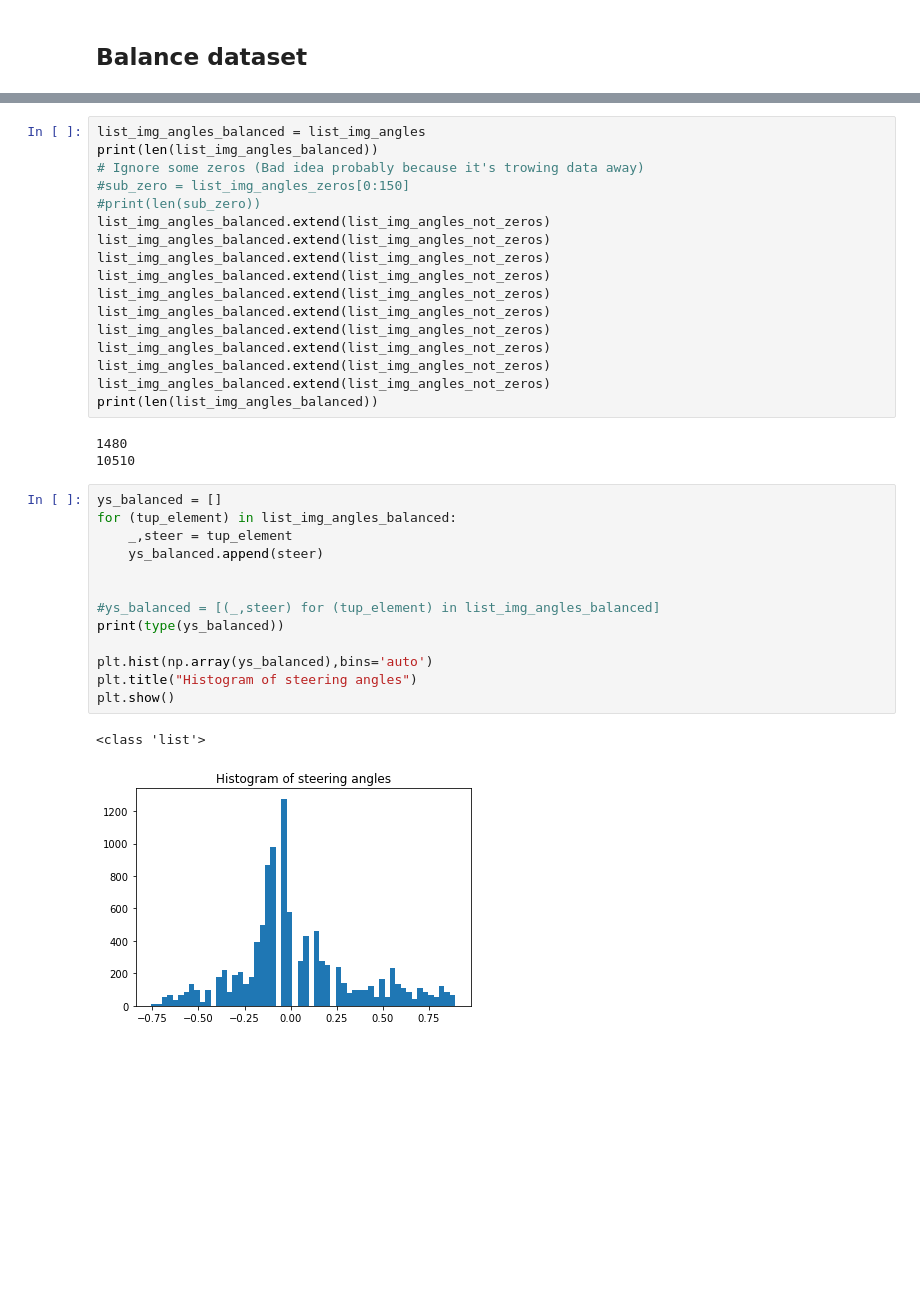
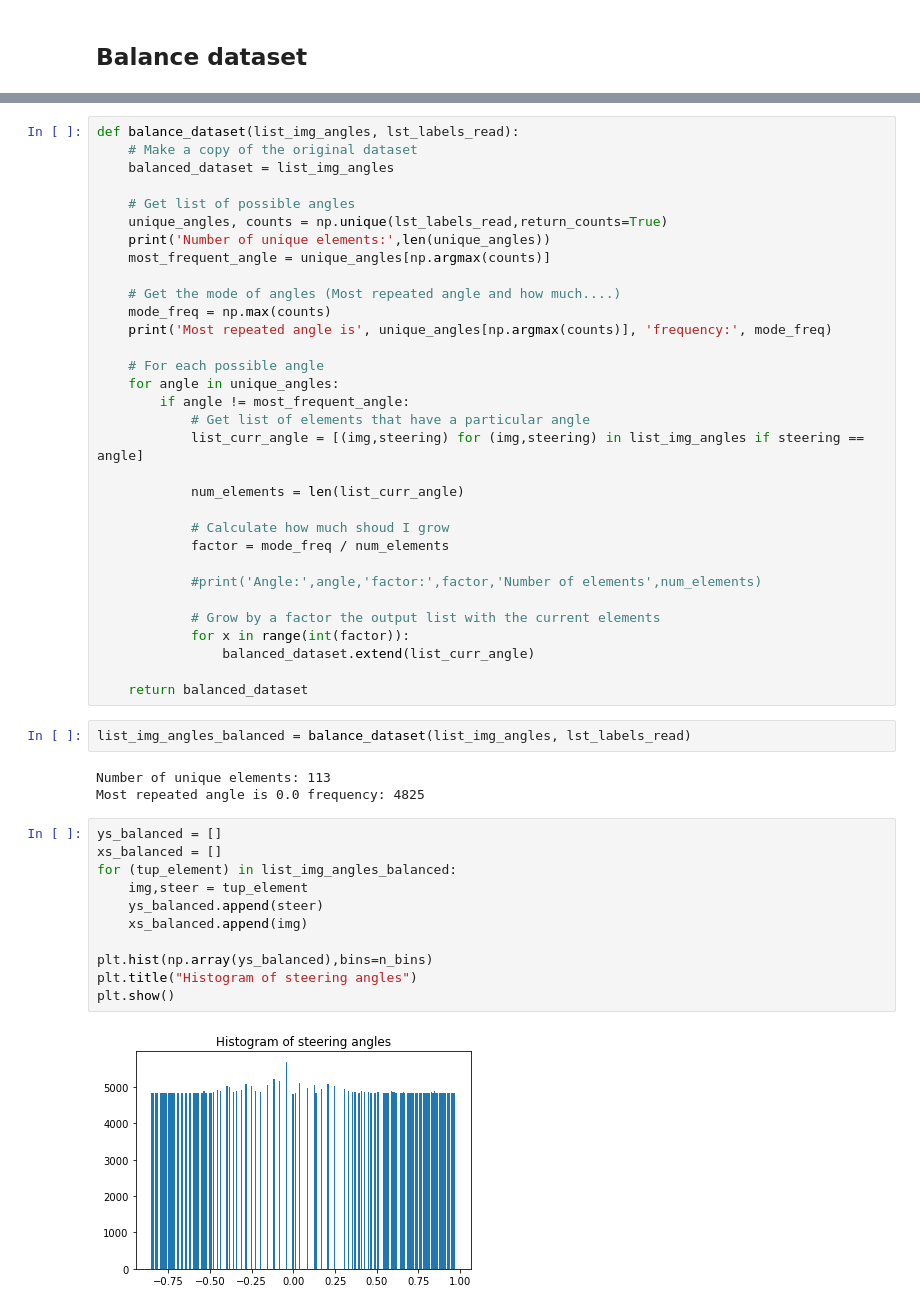
Before and after one commit to VisBlank/DLMatFramework, a Jupyter notebook: virtual/tensorDriver/ImproveDataset_LMDB.ipynb, the cells around one changed output, grey strips where cells are left out. Cells and saved outputs as stored; diff of their text form; blank space fills up the shorter version.

```diff
--- a/virtual/tensorDriver/ImproveDataset_LMDB.ipynb
+++ b/virtual/tensorDriver/ImproveDataset_LMDB.ipynb
@@ -159,37 +117,51 @@ Size zeros: 577
-# %%
-list_img_angles_balanced = list_img_angles
-print(len(list_img_angles_balanced))
-# Ignore some zeros (Bad idea probably because it's trowing data away)
-#sub_zero = list_img_angles_zeros[0:150]
-#print(len(sub_zero))
-list_img_angles_balanced.extend(list_img_angles_not_zeros)
-list_img_angles_balanced.extend(list_img_angles_not_zeros)
-list_img_angles_balanced.extend(list_img_angles_not_zeros)
-list_img_angles_balanced.extend(list_img_angles_not_zeros)
-list_img_angles_balanced.extend(list_img_angles_not_zeros)
-list_img_angles_balanced.extend(list_img_angles_not_zeros)
-list_img_angles_balanced.extend(list_img_angles_not_zeros)
-list_img_angles_balanced.extend(list_img_angles_not_zeros)
-list_img_angles_balanced.extend(list_img_angles_not_zeros)
-list_img_angles_balanced.extend(list_img_angles_not_zeros)
-print(len(list_img_angles_balanced))
-# %% [output]
-1480
-10510
+# %%
+def balance_dataset(list_img_angles, lst_labels_read):
+    # Make a copy of the original dataset
+    balanced_dataset = list_img_angles
+
+    # Get list of possible angles
+    unique_angles, counts = np.unique(lst_labels_read,return_counts=True)
+    print('Number of unique elements:',len(unique_angles))
+    most_frequent_angle = unique_angles[np.argmax(counts)]
+
+    # Get the mode of angles (Most repeated angle and how much....)
+    mode_freq = np.max(counts)
+    print('Most repeated angle is', unique_angles[np.argmax(counts)], 'frequency:', mode_freq)
+
+    # For each possible angle
+    for angle in unique_angles:
+        if angle != most_frequent_angle:
+            # Get list of elements that have a particular angle
+            list_curr_angle = [(img,steering) for (img,steering) in list_img_angles if steering == angle]
+
+            num_elements = len(list_curr_angle)
+
+            # Calculate how much shoud I grow
+            factor = mode_freq / num_elements
+
+            #print('Angle:',angle,'factor:',factor,'Number of elements',num_elements)
+
+            # Grow by a factor the output list with the current elements
+            for x in range(int(factor)):
+                balanced_dataset.extend(list_curr_angle)
+
+    return balanced_dataset
+# %%
+list_img_angles_balanced = balance_dataset(list_img_angles, lst_labels_read)
+# %% [output]
+Number of unique elements: 113
+Most repeated angle is 0.0 frequency: 4825
 # %%
 ys_balanced = []
+xs_balanced = []
 for (tup_element) in list_img_angles_balanced:
-    _,steer = tup_element
+    img,steer = tup_element
     ys_balanced.append(steer)
+    xs_balanced.append(img)
 
-
-#ys_balanced = [(_,steer) for (tup_element) in list_img_angles_balanced]
-print(type(ys_balanced))
-
-plt.hist(np.array(ys_balanced),bins='auto')
+plt.hist(np.array(ys_balanced),bins=n_bins)
 plt.title("Histogram of steering angles")
 plt.show()
 # %% [output]
-<class 'list'>
-[figure, old version]
+[figure, new version]
 # %% [markdown]
```
Also changed, not shown: parts of 12 cells of this notebook.
